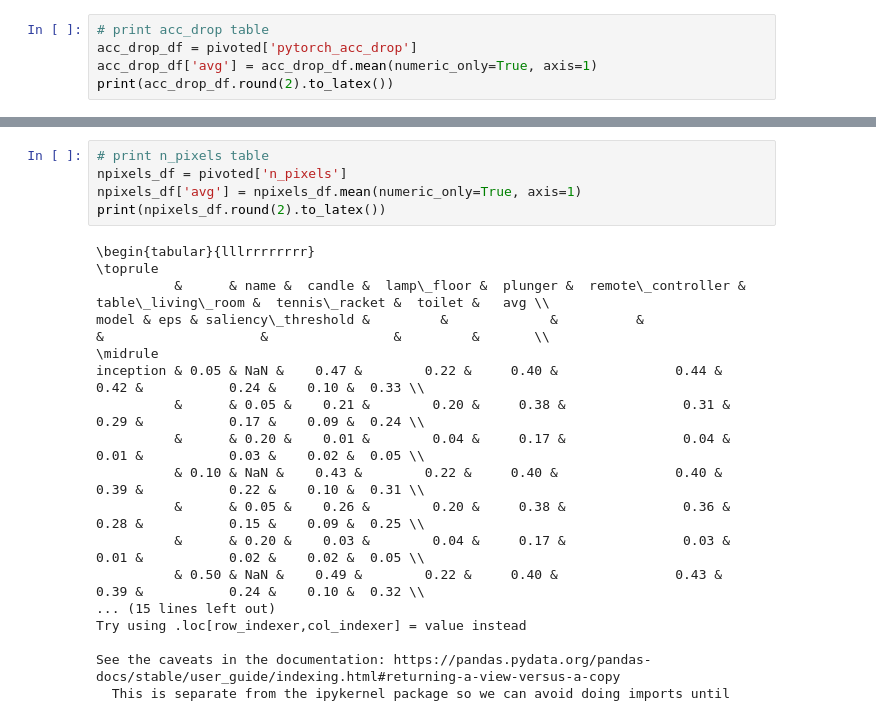
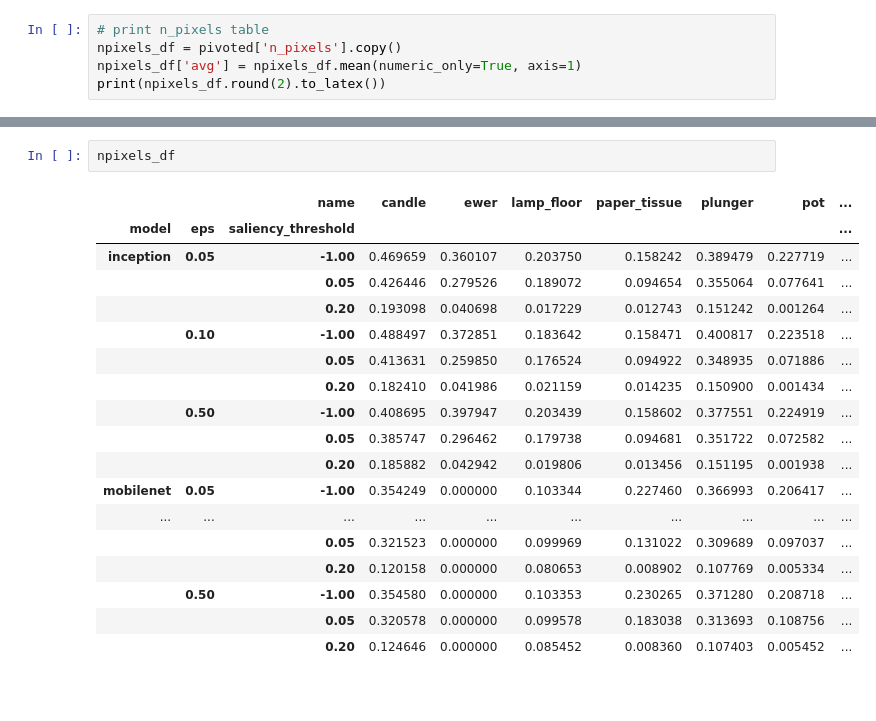
Before and after one commit to sailab-code/SAIFooler, a Jupyter notebook: analyze_data.ipynb, the cells around one changed output, grey strips where cells are left out. Cells and saved outputs as stored; diff of their text form; blank space fills up the shorter version.

```diff
--- a/analyze_data.ipynb
+++ b/analyze_data.ipynb
@@ -168,6 +170,6 @@ See the caveats in the documentation: https://pandas.pydata.org/pandas-docs/stab
 # %%
-# print acc_drop table
-acc_drop_df = pivoted['pytorch_acc_drop']
-acc_drop_df['avg'] = acc_drop_df.mean(numeric_only=True, axis=1)
-print(acc_drop_df.round(2).to_latex())
+# print n_pixels table
+npixels_df = pivoted['n_pixels'].copy()
+npixels_df['avg'] = npixels_df.mean(numeric_only=True, axis=1)
+print(npixels_df.round(2).to_latex())
 # %% [output]
@@ -191,26 +193,24 @@ See the caveats in the documentation: https://pandas.pydata.org/pandas-docs/stab
-# %%
-# print n_pixels table
-npixels_df = pivoted['n_pixels']
-npixels_df['avg'] = npixels_df.mean(numeric_only=True, axis=1)
-print(npixels_df.round(2).to_latex())
-# %% [output]
-\begin{tabular}{lllrrrrrrrr}
-\toprule
-          &      & name &  candle &  lamp\_floor &  plunger &  remote\_controller &  table\_living\_room &  tennis\_racket &  toilet &   avg \\
-model & eps & saliency\_threshold &         &             &          &                    &                    &                &         &       \\
-\midrule
-inception & 0.05 & NaN &    0.47 &        0.22 &     0.40 &               0.44 &               0.42 &           0.24 &    0.10 &  0.33 \\
-          &      & 0.05 &    0.21 &        0.20 &     0.38 &               0.31 &               0.29 &           0.17 &    0.09 &  0.24 \\
-          &      & 0.20 &    0.01 &        0.04 &     0.17 &               0.04 &               0.01 &           0.03 &    0.02 &  0.05 \\
-          & 0.10 & NaN &    0.43 &        0.22 &     0.40 &               0.40 &               0.39 &           0.22 &    0.10 &  0.31 \\
-          &      & 0.05 &    0.26 &        0.20 &     0.38 &               0.36 &               0.28 &           0.15 &    0.09 &  0.25 \\
-          &      & 0.20 &    0.03 &        0.04 &     0.17 &               0.03 &               0.01 &           0.02 &    0.02 &  0.05 \\
-          & 0.50 & NaN &    0.49 &        0.22 &     0.40 &               0.43 &               0.39 &           0.24 &    0.10 &  0.32 \\
-... (15 lines left out)
-Try using .loc[row_indexer,col_indexer] = value instead
-
-See the caveats in the documentation: https://pandas.pydata.org/pandas-docs/stable/user_guide/indexing.html#returning-a-view-versus-a-copy
-  This is separate from the ipykernel package so we can avoid doing imports until
+# %%
+npixels_df
+# %% [output]
+|  |  | name | candle | ewer | lamp_floor | paper_tissue | plunger | pot | ... |
+| model | eps | saliency_threshold |  |  |  |  |  |  | ... |
+| inception | 0.05 | -1.00 | 0.469659 | 0.360107 | 0.203750 | 0.158242 | 0.389479 | 0.227719 | ... |
+|  |  | 0.05 | 0.426446 | 0.279526 | 0.189072 | 0.094654 | 0.355064 | 0.077641 | ... |
+|  |  | 0.20 | 0.193098 | 0.040698 | 0.017229 | 0.012743 | 0.151242 | 0.001264 | ... |
+|  | 0.10 | -1.00 | 0.488497 | 0.372851 | 0.183642 | 0.158471 | 0.400817 | 0.223518 | ... |
+|  |  | 0.05 | 0.413631 | 0.259850 | 0.176524 | 0.094922 | 0.348935 | 0.071886 | ... |
+|  |  | 0.20 | 0.182410 | 0.041986 | 0.021159 | 0.014235 | 0.150900 | 0.001434 | ... |
+|  | 0.50 | -1.00 | 0.408695 | 0.397947 | 0.203439 | 0.158602 | 0.377551 | 0.224919 | ... |
+|  |  | 0.05 | 0.385747 | 0.296462 | 0.179738 | 0.094681 | 0.351722 | 0.072582 | ... |
+|  |  | 0.20 | 0.185882 | 0.042942 | 0.019806 | 0.013456 | 0.151195 | 0.001938 | ... |
+| mobilenet | 0.05 | -1.00 | 0.354249 | 0.000000 | 0.103344 | 0.227460 | 0.366993 | 0.206417 | ... |
+| ... | ... | ... | ... | ... | ... | ... | ... | ... | ... |
+|  |  | 0.05 | 0.321523 | 0.000000 | 0.099969 | 0.131022 | 0.309689 | 0.097037 | ... |
+|  |  | 0.20 | 0.120158 | 0.000000 | 0.080653 | 0.008902 | 0.107769 | 0.005334 | ... |
+|  | 0.50 | -1.00 | 0.354580 | 0.000000 | 0.103353 | 0.230265 | 0.371280 | 0.208718 | ... |
+|  |  | 0.05 | 0.320578 | 0.000000 | 0.099578 | 0.183038 | 0.313693 | 0.108756 | ... |
+|  |  | 0.20 | 0.124646 | 0.000000 | 0.085452 | 0.008360 | 0.107403 | 0.005452 | ... |
 # %%
 pivoted
 # %% [output]
```
Also changed, not shown: parts of 15 cells of this notebook, 5 other files.
